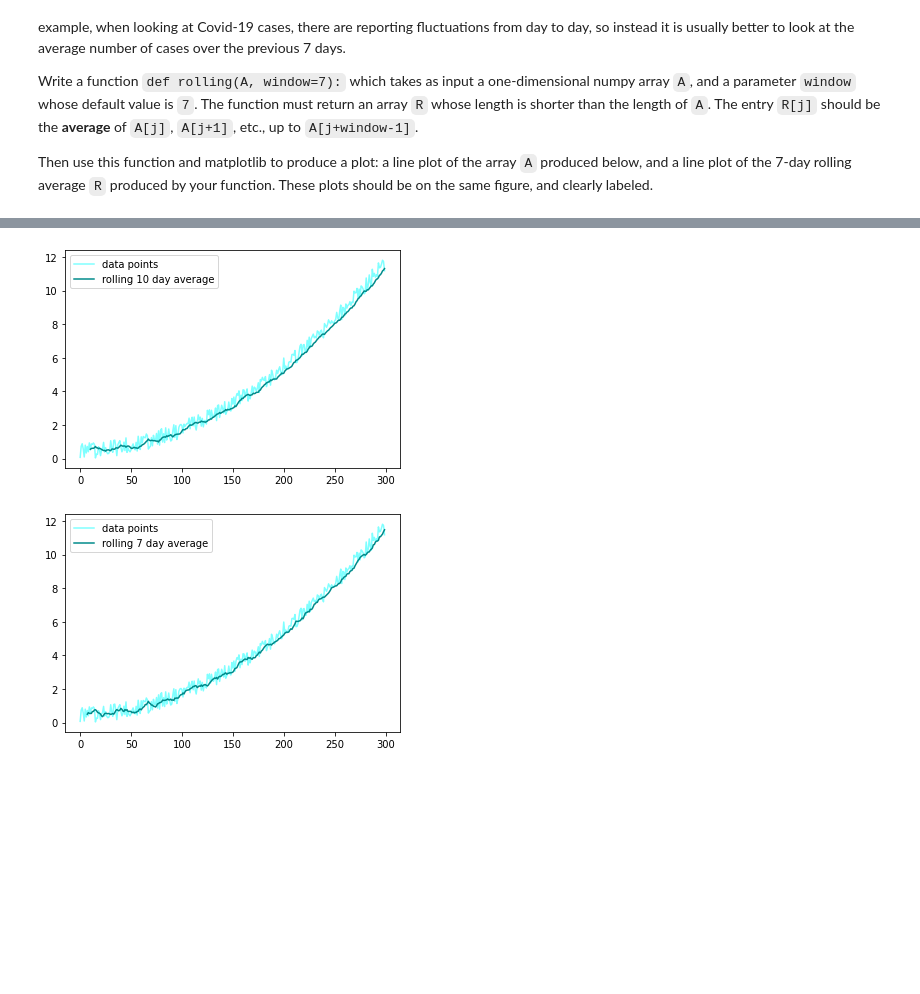
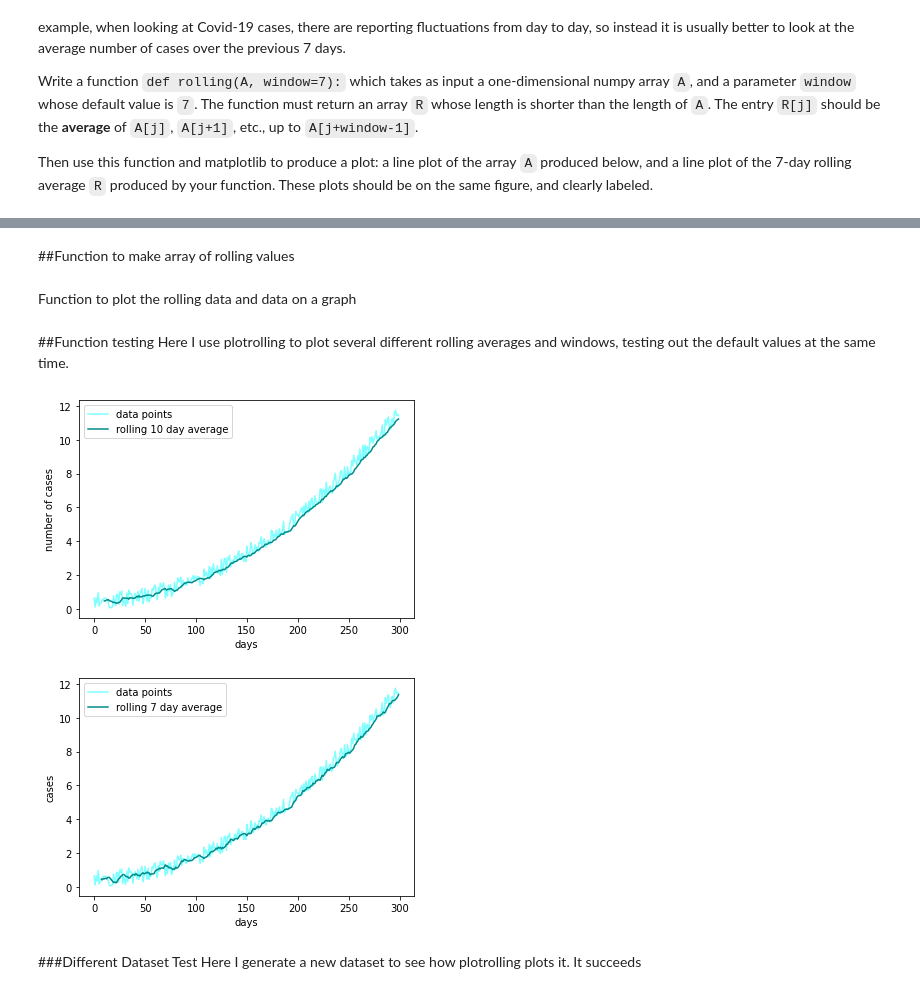
Before and after one commit to BurleighCharlton/Python-Mathematics, a Jupyter notebook: P4M_Notebook_5.ipynb, the cells around one changed output, grey strips where cells are left out. Drawn from its saved outputs; the diff is of its cells as text; code cells hidden in the pictures; blank space fills up the shorter version.

```diff
--- a/P4M_Notebook_5.ipynb
+++ b/P4M_Notebook_5.ipynb
@@ -570,10 +571,12 @@ plt.plot(x_array, A)
+# %% [markdown]
+##Function to make array of rolling values
 # %%
 def rolling(A, window=7):
   '''
   computer the average of the past window days default = 7
   takes an array and returns an array of around 1/7th the length
-  moves end to back such that the earliest week may be skewed if the entries in
-  A are not divisible by 'window' without remainder
+  moves end to back, as such that the earliest windows is ommited
+  as there is not a sufficient window to average over.
   rolling: array (num)-> array
   '''
   length = len(A)-window
@@ -583,8 +586,10 @@ def rolling(A, window=7):
     results[i] = sum (A[i-window:i])/window
     i = i-1
   return results
+# %% [markdown]
+Function to plot the rolling data and data on a graph
 # %%
-def plotrolling(A, window=7, xlab = 'days', ylab = 'cases'):
+def plotrolling(A, window=7, xlabl = "days", ylabl = "cases"):
   '''
   This function plots the rolling average over the data on the same axis
   Should work with most arrays as the axis is generated in the function
@@ -594,17 +599,23 @@ def plotrolling(A, window=7, xlab = 'days', ylab = 'cases'):
   x_arr = np.arange(len(A))
   plt.plot(x_arr, A, alpha=.5, color='cyan', label="data points")
   plt.plot(x_arr[window:len(A)], R, color='darkcyan', label="rolling {} day average".format(window))
-  plt.xlabel = xlab
-  plt.ylabel = ylab
+  plt.xlabel(xlabl)
+  plt.ylabel(ylabl)
   plt.legend()
+# %% [markdown]
+##Function testing
+Here I use plotrolling to plot several different rolling averages and windows, testing out the default values at the same time.
 # %%
-plotrolling(A,10)
+plotrolling(A,10, ylabl="number of cases")
 # %% [output]
-[figure, old version]
+[figure, new version]
 # %%
 plotrolling(A)
 # %% [output]
-[figure, old version]
+[figure, new version]
+# %% [markdown]
+###Different Dataset Test
+Here I generate a new dataset to see how plotrolling plots it. It succeeds
 # %%
 B = -5*(np.arange(100)/200)**3
 B = B + np.random.random(len(B))
```
Also changed, not shown: parts of 28 cells of this notebook.
